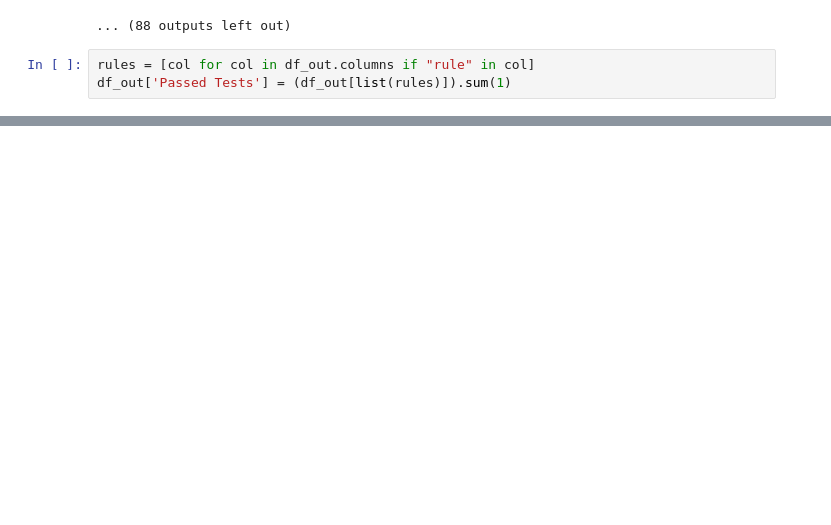
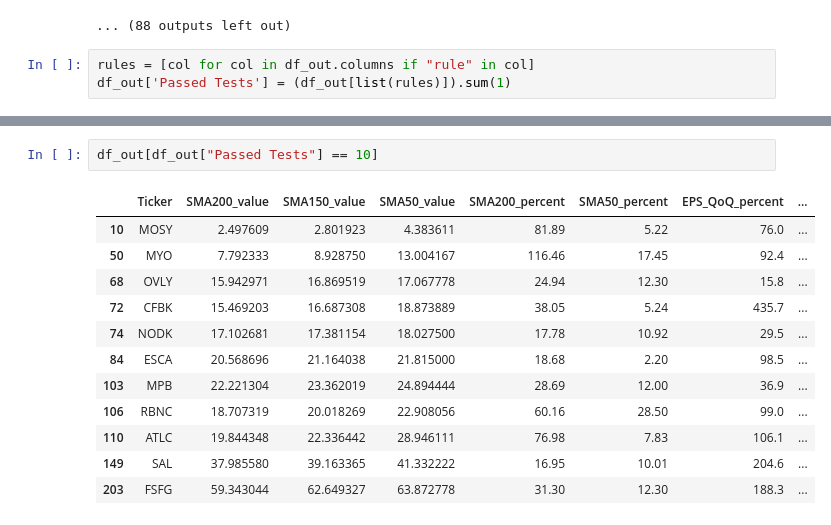
Before and after one commit to isaaccorley/StockSellRulesChecker, a Jupyter notebook: StockScreener/Screener.ipynb, the cells around one changed output, grey strips where cells are left out. Drawn from its saved outputs; the diff is of its cells as text; blank space fills up the shorter version.

```diff
--- a/StockScreener/Screener.ipynb
+++ b/StockScreener/Screener.ipynb
@@ -280,0 +266,15 @@ df_out.sort_values('Passed Tests', ascending=False)
+# %%
+df_out[df_out["Passed Tests"] == 10]
+# %% [output]
+|  | Ticker | SMA200_value | SMA150_value | SMA50_value | SMA200_percent | SMA50_percent | EPS_QoQ_percent | ... |
+| 10 | MOSY | 2.497609 | 2.801923 | 4.383611 | 81.89 | 5.22 | 76.0 | ... |
+| 50 | MYO | 7.792333 | 8.928750 | 13.004167 | 116.46 | 17.45 | 92.4 | ... |
+| 68 | OVLY | 15.942971 | 16.869519 | 17.067778 | 24.94 | 12.30 | 15.8 | ... |
+| 72 | CFBK | 15.469203 | 16.687308 | 18.873889 | 38.05 | 5.24 | 435.7 | ... |
+| 74 | NODK | 17.102681 | 17.381154 | 18.027500 | 17.78 | 10.92 | 29.5 | ... |
+| 84 | ESCA | 20.568696 | 21.164038 | 21.815000 | 18.68 | 2.20 | 98.5 | ... |
+| 103 | MPB | 22.221304 | 23.362019 | 24.894444 | 28.69 | 12.00 | 36.9 | ... |
+| 106 | RBNC | 18.707319 | 20.018269 | 22.908056 | 60.16 | 28.50 | 99.0 | ... |
+| 110 | ATLC | 19.844348 | 22.336442 | 28.946111 | 76.98 | 7.83 | 106.1 | ... |
+| 149 | SAL | 37.985580 | 39.163365 | 41.332222 | 16.95 | 10.01 | 204.6 | ... |
+| 203 | FSFG | 59.343044 | 62.649327 | 63.872778 | 31.30 | 12.30 | 188.3 | ... |
```
Also changed, not shown: parts of 5 cells of this notebook.
